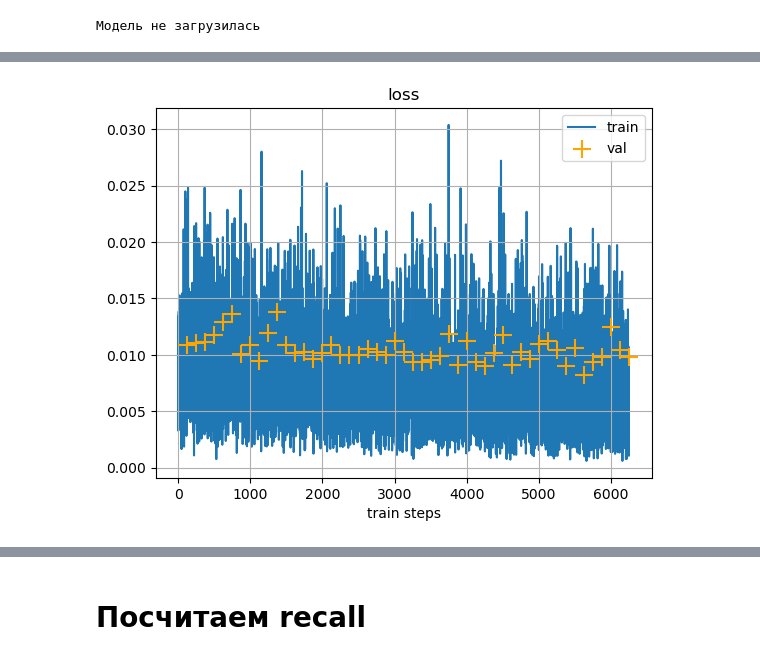
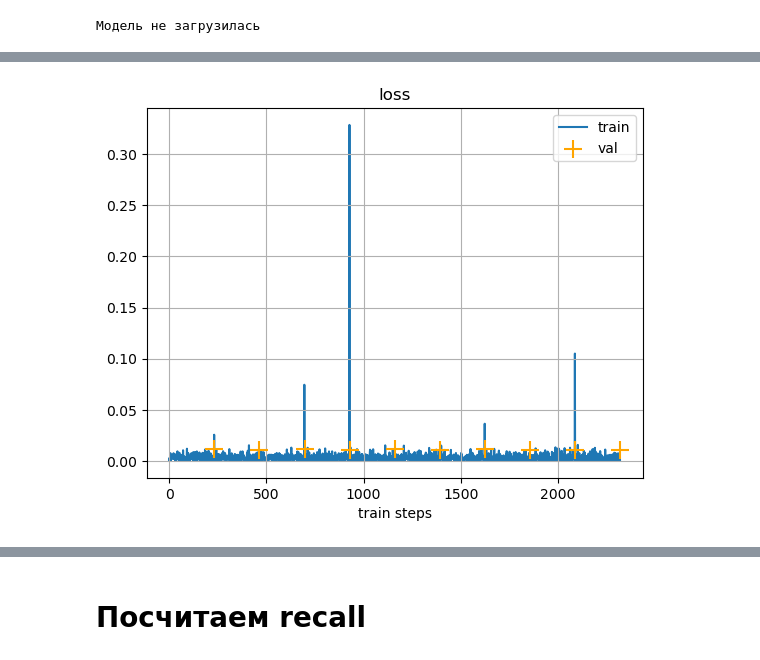
Before and after one commit to ArhiTegio/Championship_CV_Breakthrough, a Jupyter notebook: SeparableNet_v1.0.ipynb, the cells around one changed output, grey strips where cells are left out. Drawn from its saved outputs; the diff is of its cells as text; code cells hidden in the pictures.

```diff
--- a/SeparableNet_v1.0.ipynb
+++ b/SeparableNet_v1.0.ipynb
@@ -414,10 +471,11 @@ class ImageDataset(Dataset):
 
     def __getitem__(self, idx):
         # достаем имя изображения и ее лейбл
+        #print(self.data_df.iloc[idx]['ID_img'])
         image_name, label = self.data_df.iloc[idx]['ID_img'], self.data_df.iloc[idx]['class']
 
         # читаем картинку. read the image
-        image = cv2.imread(DIR_TRAIN + f"{image_name}")
+        image = cv2.imread(image_name)
         image = cv2.cvtColor(image, cv2.COLOR_BGR2RGB)
         image = Image.fromarray(image)
 
@@ -425,7 +483,7 @@ class ImageDataset(Dataset):
         if self.transform:
             image = self.transform(image)
 
-        return image, torch.tensor(np.array([1.0 if idx == label else 0.0 for idx, e in enumerate(range(len(all_class)))]))
+        return image, torch.tensor(np.array([1.0 if idx == label else 0.0 for idx, e in enumerate(range(len(all_class)))])), image_name
 
     def __len__(self):
         return len(self.data_df)
@@ -514,24 +570,5 @@ class SeparableConv2d(nn.Module):
 
         return out
-# %%
-class SeparableConv2d(nn.Module):
-    def __init__(self, in_channels, out_channels, kernel_size, bias=False, strides=1, padding=0, activation='relu'):
-        super(SeparableConv2d, self).__init__()
-        self.depthwise = nn.Conv2d(in_channels, in_channels, kernel_size=kernel_size,
-                                   groups=in_channels, bias=bias, padding=padding, stride=strides)
-        self.pointwise = nn.Conv2d(in_channels, out_channels,
-                                   kernel_size=1, bias=bias, stride=strides)
-        self.activation = activation
-    def forward(self, x):
-        out1 = torch.relu(self.depthwise(x))
-        out1 = torch.relu(self.pointwise(out1))
-
-        out2 = torch.sigmoid(self.depthwise(x))
-        out2 = torch.sigmoid(self.pointwise(out2))
-
-        out = concatcat((out1, out2), dim=-1)
-
-        return out
 # %%
 class CNN(nn.Module):
     def __init__(self, **kwargs):
@@ -564,6 +601,7 @@ class CNN(nn.Module):
             SeparableConv2d(in_channels=92, out_channels=128, kernel_size=(5, 5), strides=1,padding=1),
             nn.BatchNorm2d(128), #nn.ReLU(),
             SeparableConv2d(in_channels=128, out_channels=128, kernel_size=(5, 5), strides=1,padding=1),
+            nn.MaxPool2d(2, stride=2),
             nn.Dropout(0.2),
             nn.BatchNorm2d(128), #nn.ReLU(),
         )
@@ -572,22 +610,25 @@ class CNN(nn.Module):
             SeparableConv2d(in_channels=128, out_channels=128, kernel_size=(5, 5), strides=1,padding=1), #nn.ReLU(),
         )
         self.convlayer3 = nn.Sequential(
-            SeparableConv2d(in_channels=128, out_channels=128, kernel_size=(5, 5), strides=1,padding=1),
+            SeparableConv2d(in_channels=128, out_channels=128, kernel_size=(3, 3), strides=1,padding=1),
             nn.BatchNorm2d(128), #nn.ReLU(),
-            SeparableConv2d(in_channels=128, out_channels=128, kernel_size=(5, 5), strides=1,padding=1),
+            SeparableConv2d(in_channels=128, out_channels=128, kernel_size=(3,3), strides=1,padding=1),
             nn.Dropout(0.2),
             nn.BatchNorm2d(128), #nn.ReLU(),
         )
 
         self.flatten = nn.Sequential(
             nn.Flatten(),
+            nn.Linear(in_features=38912, out_features=1024),
+            nn.Linear(in_features=1024, out_features=512),
             nn.Linear(in_features=512, out_features=256),
             nn.Linear(in_features=256, out_features=128),
+            nn.Linear(in_features=128, out_features=64),
             nn.Dropout(0.2),
-            nn.BatchNorm1d(128), #nn.ReLU(),
+            nn.BatchNorm1d(64), #nn.ReLU(),
         )
         self.pred = nn.Sequential(
-            nn.Linear(in_features=128, out_features=len(all_class), bias=True),
+            nn.Linear(in_features=64, out_features=len(all_class), bias=True),
         )
 
     def forward(self, x):
@@ -642,4 +806,7 @@ Val acc:tensor(90.2806, device='cuda:1')
+# %%
+optimizer = optim.Adam(model.parameters(), lr=params['lr']*0.1)
 # %%
-history = train(model, criterion, optimizer, train_loader, valid_loader, device, 50)
+%%time
+history = train(model, criterion, optimizer, train_loader, valid_loader, device, 10)
 # %% [output]
-[figure, old version]
+[figure, new version]
```
Also changed, not shown: parts of 85 cells of this notebook.
